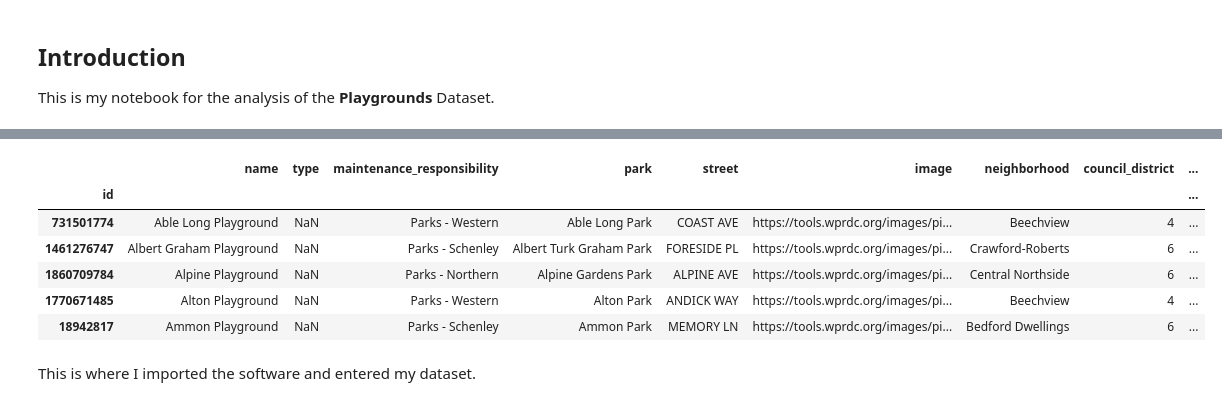
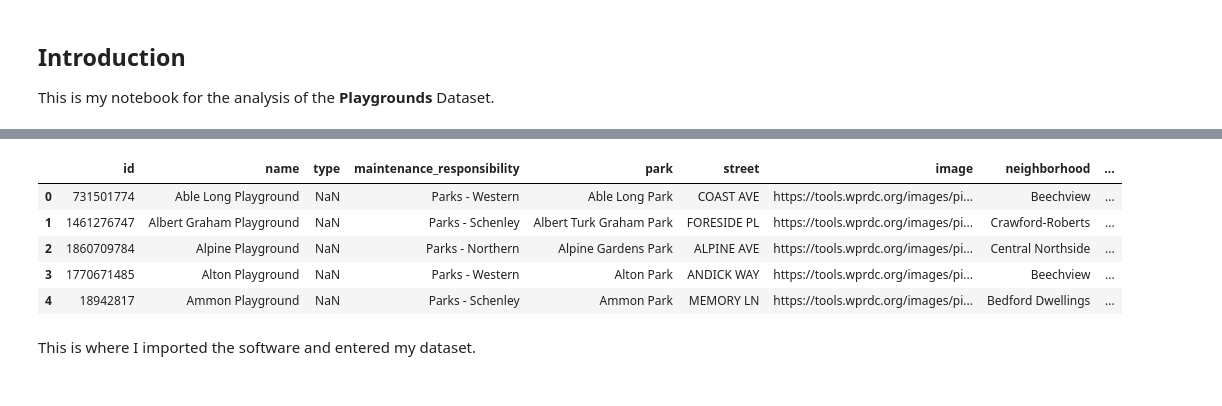
Before and after one commit to brooklyncas/Final_Project, a Jupyter notebook: Playground_Notebook.ipynb, the cells around one changed output, grey strips where cells are left out. Cells and saved outputs as stored; diff of their text form; code cells hidden in the pictures.

```diff
--- a/Playground_Notebook.ipynb
+++ b/Playground_Notebook.ipynb
@@ -9,16 +9,15 @@ import matplotlib.pyplot as plt
 # %% [markdown]
 ![](https://media.giphy.com/media/btvfdqk1SU2TC/giphy.gif)
 # %%
-playgrounds = pd.read_csv("playgrounds.csv", index_col="id")
+playgrounds = pd.read_csv("playgrounds.csv")
 playgrounds.head()
 # %% [output]
-|  | name | type | maintenance_responsibility | park | street | image | neighborhood | council_district | ... |
-| id |  |  |  |  |  |  |  |  | ... |
-| 731501774 | Able Long Playground | NaN | Parks - Western | Able Long Park | COAST AVE | https://tools.wprdc.org/images/pi... | Beechview | 4 | ... |
-| 1461276747 | Albert Graham Playground | NaN | Parks - Schenley | Albert Turk Graham Park | FORESIDE PL | https://tools.wprdc.org/images/pi... | Crawford-Roberts | 6 | ... |
-| 1860709784 | Alpine Playground | NaN | Parks - Northern | Alpine Gardens Park | ALPINE AVE | https://tools.wprdc.org/images/pi... | Central Northside | 6 | ... |
-| 1770671485 | Alton Playground | NaN | Parks - Western | Alton Park | ANDICK WAY | https://tools.wprdc.org/images/pi... | Beechview | 4 | ... |
-| 18942817 | Ammon Playground | NaN | Parks - Schenley | Ammon Park | MEMORY LN | https://tools.wprdc.org/images/pi... | Bedford Dwellings | 6 | ... |
+|  | id | name | type | maintenance_responsibility | park | street | image | neighborhood | ... |
+| 0 | 731501774 | Able Long Playground | NaN | Parks - Western | Able Long Park | COAST AVE | https://tools.wprdc.org/images/pi... | Beechview | ... |
+| 1 | 1461276747 | Albert Graham Playground | NaN | Parks - Schenley | Albert Turk Graham Park | FORESIDE PL | https://tools.wprdc.org/images/pi... | Crawford-Roberts | ... |
+| 2 | 1860709784 | Alpine Playground | NaN | Parks - Northern | Alpine Gardens Park | ALPINE AVE | https://tools.wprdc.org/images/pi... | Central Northside | ... |
+| 3 | 1770671485 | Alton Playground | NaN | Parks - Western | Alton Park | ANDICK WAY | https://tools.wprdc.org/images/pi... | Beechview | ... |
+| 4 | 18942817 | Ammon Playground | NaN | Parks - Schenley | Ammon Park | MEMORY LN | https://tools.wprdc.org/images/pi... | Bedford Dwellings | ... |
 # %% [markdown]
 This is where I imported the software and entered my dataset.
 # %%
```
Also changed, not shown: 1 other file.
